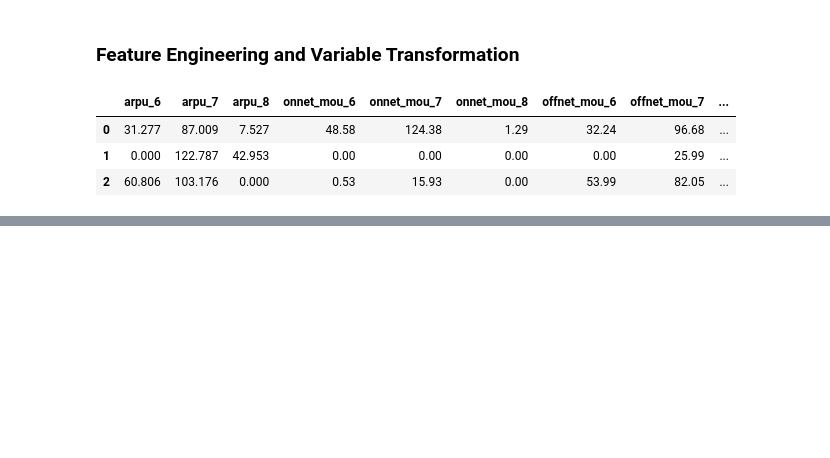
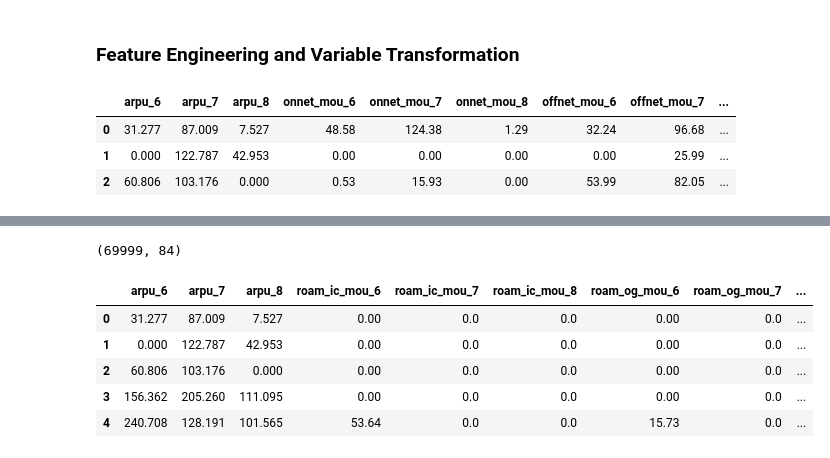
Before and after one commit to simplyshravan/Telecom-Churn-Case-Study, a Jupyter notebook: Telecom Churn.ipynb, the cells around one changed output, grey strips where cells are left out. Cells and saved outputs as stored; diff of their text form; code cells hidden in the pictures; blank space fills up the shorter version.

```diff
--- a/Telecom Churn.ipynb
+++ b/Telecom Churn.ipynb
@@ -441,3 +343,0 @@ len(col_list)
-# %%
-for i in col_list:
-    df['total_'+i]=df[i+'_6']+df[i+'_7']+df[i+'_8']
@@ -477,0 +380,32 @@ df.head(2)
+# %%
+collist=['std_og_t2m_mou_6','std_og_t2m_mou_7','std_og_t2m_mou_8','std_og_t2t_mou_6','std_og_t2t_mou_7',
+         'std_og_t2t_mou_8','loc_og_t2m_mou_6','loc_og_t2m_mou_7','loc_og_t2m_mou_8','loc_og_t2t_mou_6'
+         ,'loc_og_t2t_mou_7','loc_og_t2t_mou_8','loc_ic_t2m_mou_6','loc_ic_t2m_mou_7','loc_ic_t2m_mou_8'
+         ,'loc_ic_t2t_mou_6','loc_ic_t2t_mou_7','loc_ic_t2t_mou_8','std_ic_t2m_mou_6','std_ic_t2m_mou_7'
+         ,'std_ic_t2m_mou_8','loc_ic_t2f_mou_6','loc_ic_t2f_mou_7','loc_ic_t2f_mou_8','loc_og_t2c_mou_6'
+        ,'loc_og_t2c_mou_7','loc_og_t2c_mou_8','loc_ic_t2f_mou_6','loc_ic_t2f_mou_7','loc_ic_t2f_mou_8'
+        ,'std_ic_t2f_mou_6','std_ic_t2f_mou_7','std_ic_t2f_mou_8','std_og_t2f_mou_6','std_og_t2f_mou_7',
+        'std_og_t2f_mou_8','onnet_mou_6','onnet_mou_7','onnet_mou_8','offnet_mou_6','offnet_mou_7',
+        'offnet_mou_8','std_og_mou_6','std_og_mou_7','std_og_mou_8','loc_og_mou_6','loc_og_mou_7',
+        'loc_og_mou_8','loc_ic_mou_6','loc_ic_mou_7','loc_ic_mou_8','std_ic_mou_6','std_ic_mou_7',
+         'std_ic_mou_8','spl_ic_mou_6','spl_ic_mou_7','spl_ic_mou_8','isd_ic_mou_6','isd_ic_mou_7',
+         'isd_ic_mou_8','ic_others_6','ic_others_7','ic_others_8','spl_og_mou_6','spl_og_mou_7',
+         'spl_og_mou_8','isd_og_mou_6','isd_og_mou_7','isd_og_mou_8','og_others_6','og_others_7',
+         'og_others_8','loc_og_t2f_mou_6','loc_og_t2f_mou_7','loc_og_t2f_mou_8','std_ic_t2t_mou_6',
+         'std_ic_t2t_mou_7','std_ic_t2t_mou_8'
+        ]
+df.drop(columns=collist,inplace=True)
+# %%
+df.shape
+# %% [output]
+(69999, 84)
+# %%
+pd.set_option("display.max_columns", 200)
+df.head()
+# %% [output]
+|  | arpu_6 | arpu_7 | arpu_8 | roam_ic_mou_6 | roam_ic_mou_7 | roam_ic_mou_8 | roam_og_mou_6 | roam_og_mou_7 | ... |
+| 0 | 31.277 | 87.009 | 7.527 | 0.00 | 0.0 | 0.0 | 0.00 | 0.0 | ... |
+| 1 | 0.000 | 122.787 | 42.953 | 0.00 | 0.0 | 0.0 | 0.00 | 0.0 | ... |
+| 2 | 60.806 | 103.176 | 0.000 | 0.00 | 0.0 | 0.0 | 0.00 | 0.0 | ... |
+| 3 | 156.362 | 205.260 | 111.095 | 0.00 | 0.0 | 0.0 | 0.00 | 0.0 | ... |
+| 4 | 240.708 | 128.191 | 101.565 | 53.64 | 0.0 | 0.0 | 15.73 | 0.0 | ... |
```
Also changed, not shown: parts of 54 cells of this notebook.
